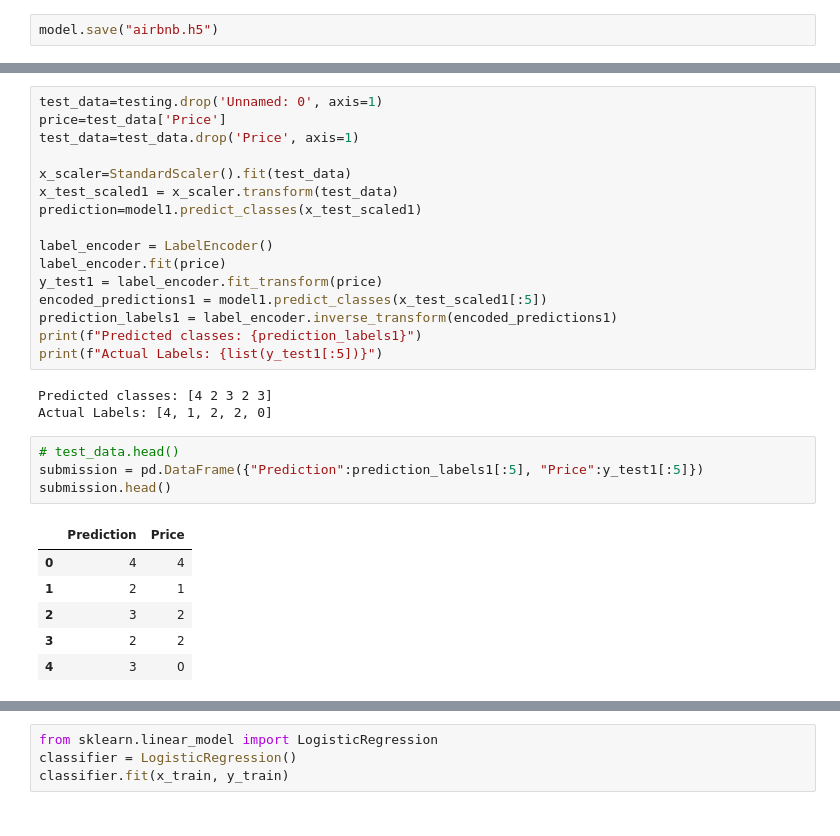
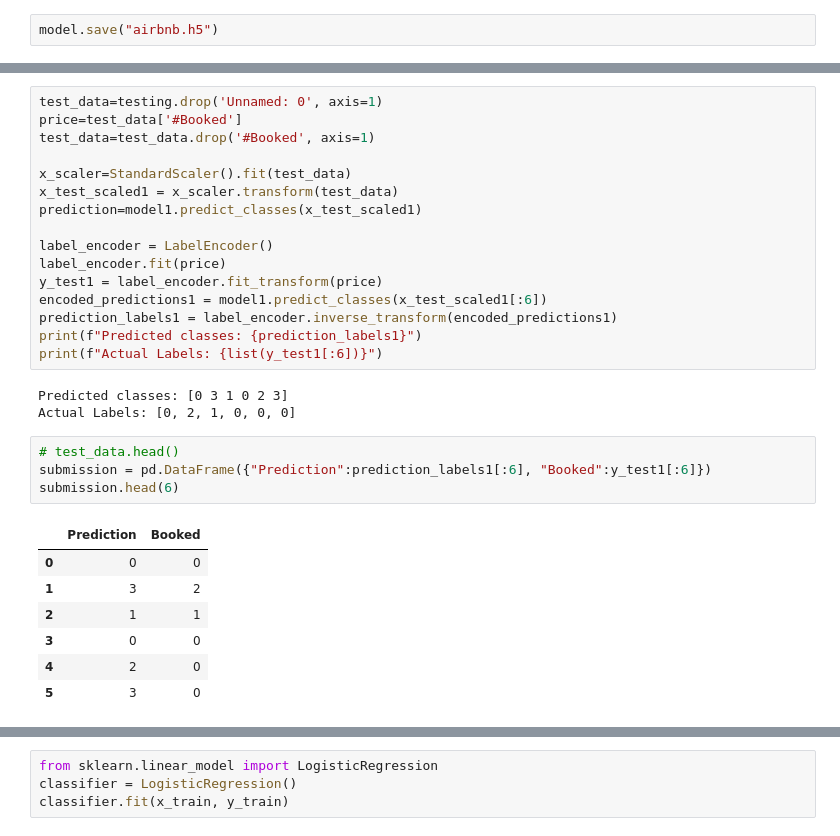
Before and after one commit to LoriHarris/Airbnb_ML, a Jupyter notebook: Cleaning.ipynb, the cells around one changed output, grey strips where cells are left out. Cells and saved outputs as stored; diff of their text form.

```diff
--- a/Cleaning.ipynb
+++ b/Cleaning.ipynb
@@ -493,7 +514,7 @@ testing.head()
 # %%
 test_data=testing.drop('Unnamed: 0', axis=1)
-price=test_data['Price']
-test_data=test_data.drop('Price', axis=1)
+price=test_data['#Booked']
+test_data=test_data.drop('#Booked', axis=1)
 
 x_scaler=StandardScaler().fit(test_data)
 x_test_scaled1 = x_scaler.transform(test_data)
@@ -502,24 +523,25 @@ prediction=model1.predict_classes(x_test_scaled1)
 label_encoder = LabelEncoder()
 label_encoder.fit(price)
 y_test1 = label_encoder.fit_transform(price)
-encoded_predictions1 = model1.predict_classes(x_test_scaled1[:5])
+encoded_predictions1 = model1.predict_classes(x_test_scaled1[:6])
 prediction_labels1 = label_encoder.inverse_transform(encoded_predictions1)
 print(f"Predicted classes: {prediction_labels1}")
-print(f"Actual Labels: {list(y_test1[:5])}")
+print(f"Actual Labels: {list(y_test1[:6])}")
 # %% [output]
-Predicted classes: [4 2 3 2 3]
-Actual Labels: [4, 1, 2, 2, 0]
+Predicted classes: [0 3 1 0 2 3]
+Actual Labels: [0, 2, 1, 0, 0, 0]
 # %%
 # test_data.head()
-submission = pd.DataFrame({"Prediction":prediction_labels1[:5], "Price":y_test1[:5]})
-submission.head()
+submission = pd.DataFrame({"Prediction":prediction_labels1[:6], "Booked":y_test1[:6]})
+submission.head(6)
 # %% [output]
-|  | Prediction | Price |
-| 0 | 4 | 4 |
-| 1 | 2 | 1 |
-| 2 | 3 | 2 |
-| 3 | 2 | 2 |
-| 4 | 3 | 0 |
+|  | Prediction | Booked |
+| 0 | 0 | 0 |
+| 1 | 3 | 2 |
+| 2 | 1 | 1 |
+| 3 | 0 | 0 |
+| 4 | 2 | 0 |
+| 5 | 3 | 0 |
 # %%
 regr = GradientBoostingRegressor(n_estimators=75, learning_rate=0.17, max_depth=5, subsample=1.0,
                                  random_state=42)
```
Also changed, not shown: parts of 39 cells of this notebook, 19 other files.
